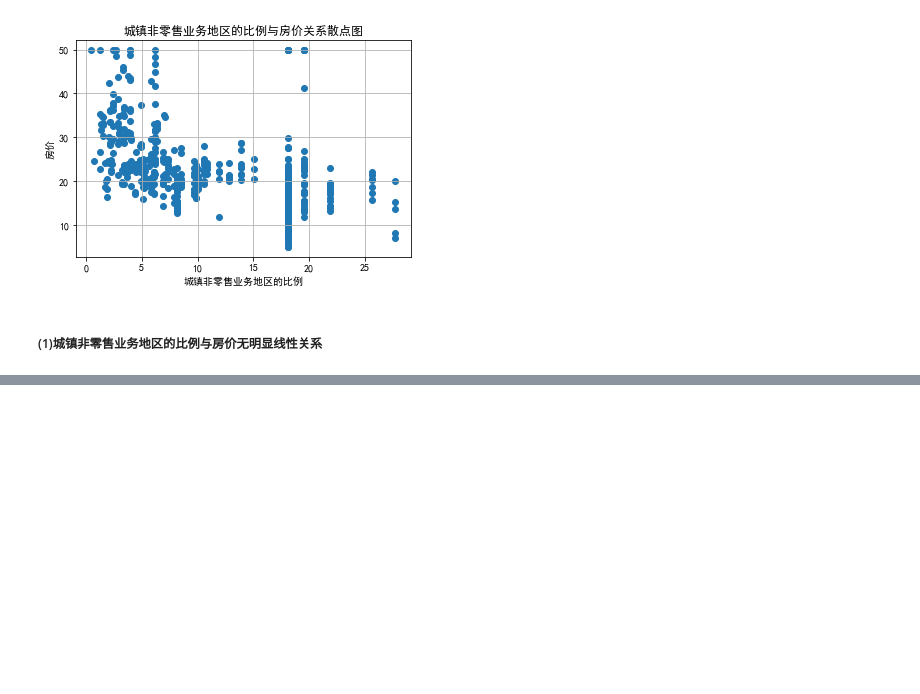
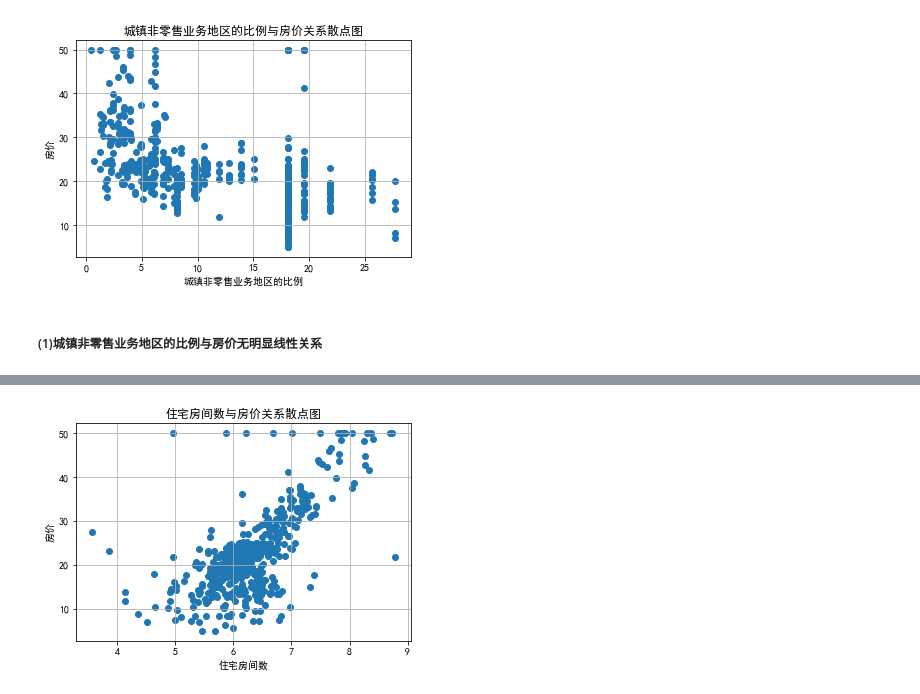
Before and after one commit to coderlai/machine-learning, a Jupyter notebook: 基于xgboost波士顿房价预测-kaggle实战.ipynb, the cells around one changed output, grey strips where cells are left out. Drawn from its saved outputs; the diff is of its cells as text; code cells hidden in the pictures; blank space fills up the shorter version.

```diff
--- a/基于xgboost波士顿房价预测-kaggle实战.ipynb
+++ b/基于xgboost波士顿房价预测-kaggle实战.ipynb
@@ -156,0 +171,6 @@ plt.show()
+# %%
+# (5)住宅RM与房价关系图
+draw_scatter(df["RM"],y,"住宅房间数")
+plt.grid()
+# %% [output]
+[figure, added]
```
Also changed, not shown: parts of 5 cells of this notebook.
